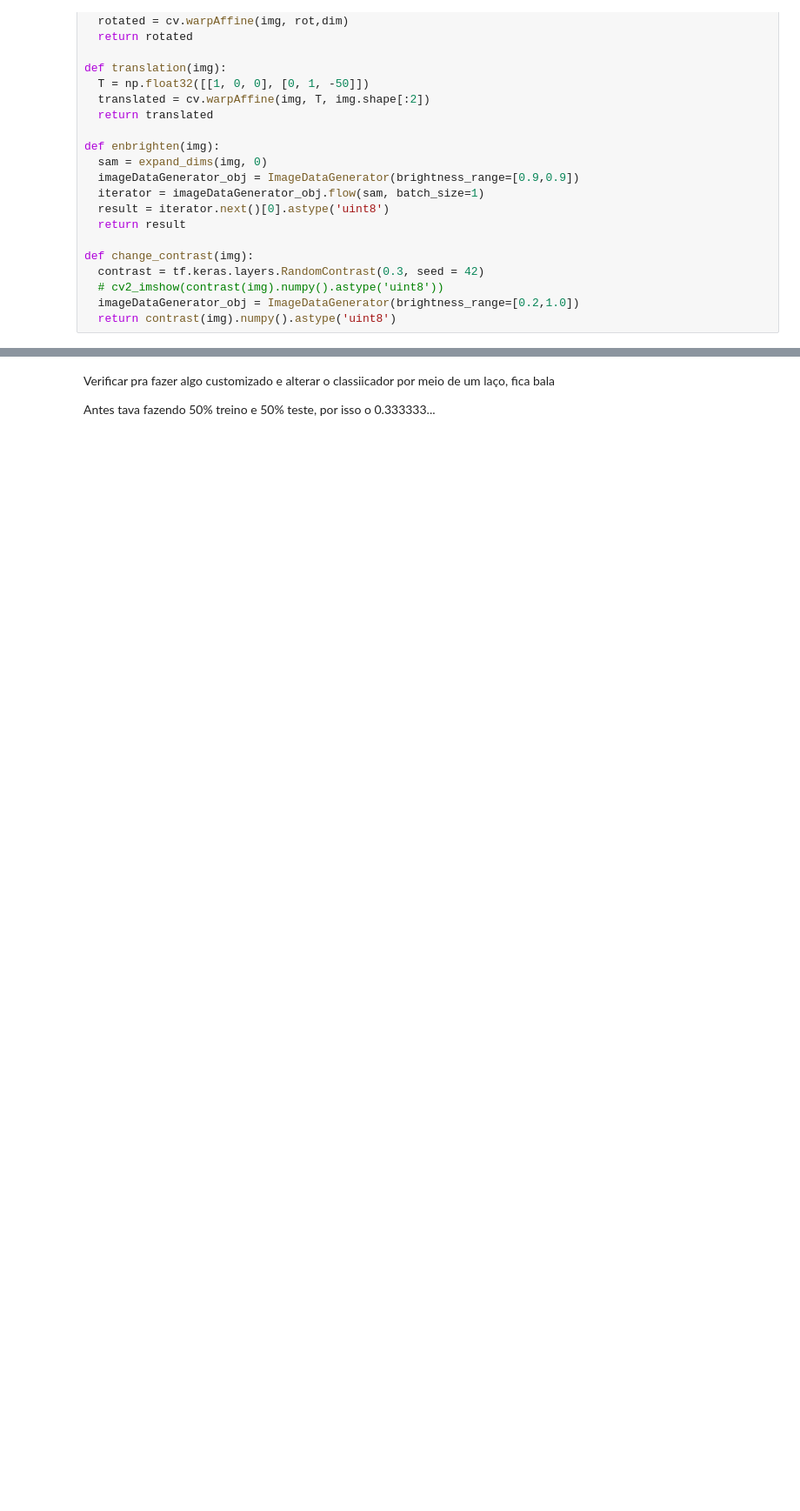
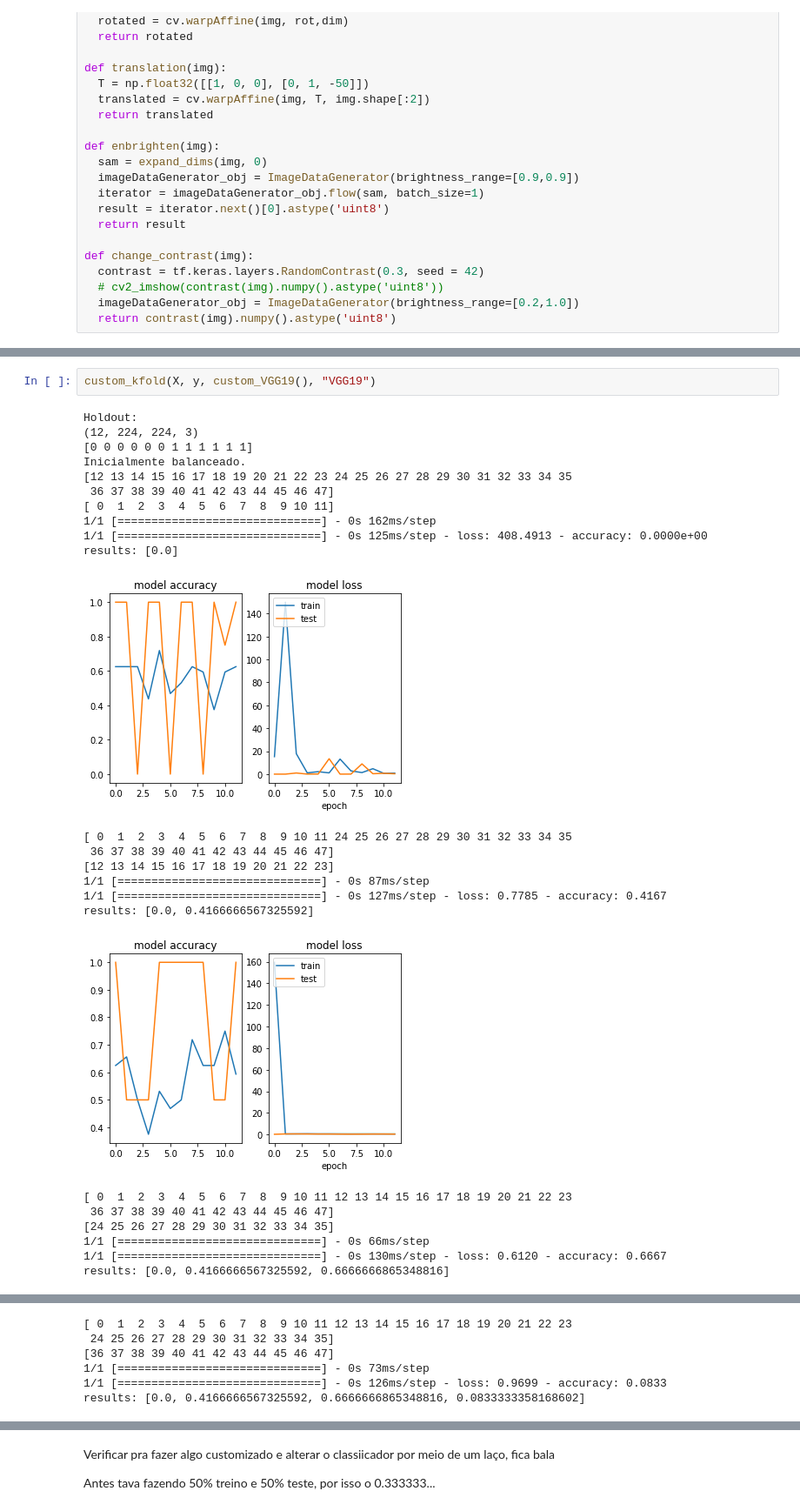
Before and after one commit to sh-Gabriel/Atrial-Enlargement-Detection, a Jupyter notebook: TCC.ipynb, the cells around one changed output, grey strips where cells are left out. Shown: that part at 87% size. Saved outputs shown, nothing was run; the diff lists cells and outputs as text; blank space fills up the shorter version.

```diff
--- a/TCC.ipynb
+++ b/TCC.ipynb
@@ -323,0 +439,27 @@ Downloading data from https://storage.googleapis.com/tensorflow/keras-applicatio
+# %%
+custom_kfold(X, y, custom_VGG19(), "VGG19")
+# %% [output]
+Holdout:
+(12, 224, 224, 3)
+[0 0 0 0 0 0 1 1 1 1 1 1]
+Inicialmente balanceado.
+[12 13 14 15 16 17 18 19 20 21 22 23 24 25 26 27 28 29 30 31 32 33 34 35
+ 36 37 38 39 40 41 42 43 44 45 46 47]
+[ 0  1  2  3  4  5  6  7  8  9 10 11]
+1/1 [==============================] - 0s 162ms/step
+1/1 [==============================] - 0s 125ms/step - loss: 408.4913 - accuracy: 0.0000e+00
+results: [0.0]
+[figure, added]
+[ 0  1  2  3  4  5  6  7  8  9 10 11 24 25 26 27 28 29 30 31 32 33 34 35
+ 36 37 38 39 40 41 42 43 44 45 46 47]
+[12 13 14 15 16 17 18 19 20 21 22 23]
+1/1 [==============================] - 0s 87ms/step
+1/1 [==============================] - 0s 127ms/step - loss: 0.7785 - accuracy: 0.4167
+results: [0.0, 0.4166666567325592]
+[figure, added]
+[ 0  1  2  3  4  5  6  7  8  9 10 11 12 13 14 15 16 17 18 19 20 21 22 23
+ 36 37 38 39 40 41 42 43 44 45 46 47]
+[24 25 26 27 28 29 30 31 32 33 34 35]
+1/1 [==============================] - 0s 66ms/step
+1/1 [==============================] - 0s 130ms/step - loss: 0.6120 - accuracy: 0.6667
+results: [0.0, 0.4166666567325592, 0.6666666865348816]
@@ -323,0 +467,6 @@ Downloading data from https://storage.googleapis.com/tensorflow/keras-applicatio
+[ 0  1  2  3  4  5  6  7  8  9 10 11 12 13 14 15 16 17 18 19 20 21 22 23
+ 24 25 26 27 28 29 30 31 32 33 34 35]
+[36 37 38 39 40 41 42 43 44 45 46 47]
+1/1 [==============================] - 0s 73ms/step
+1/1 [==============================] - 0s 126ms/step - loss: 0.9699 - accuracy: 0.0833
+results: [0.0, 0.4166666567325592, 0.6666666865348816, 0.0833333358168602]
```
Also changed, not shown: parts of 18 cells of this notebook.
